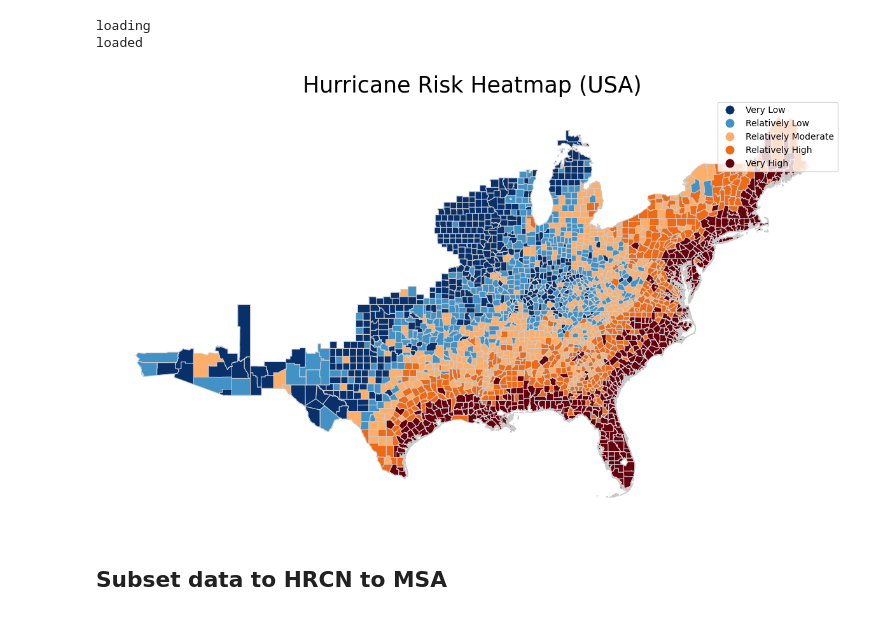
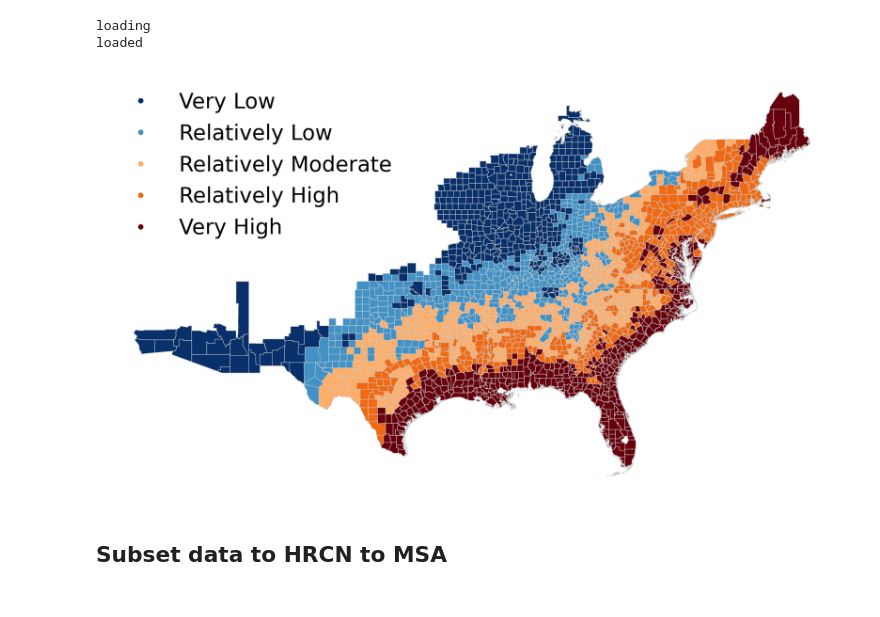
Before and after one commit to yannickpichardo/master_thesis, a Jupyter notebook: to_sql/hurricane_sql.ipynb, the cells around one changed output. Cells and saved outputs as stored; diff of their text form; code cells hidden in the pictures.

```diff
--- a/to_sql/hurricane_sql.ipynb
+++ b/to_sql/hurricane_sql.ipynb
@@ -43,29 +41,29 @@ loading
 loaded
 # %%
 #5 bins based on quantiles to categorize the scores into 5 distinct sections
-mainland_usa_gdf['HRCN_EALS_Norm'] = (mainland_usa_gdf['HRCN_EALS'] - mainland_usa_gdf['HRCN_EALS'].mean())/ mainland_usa_gdf['HRCN_EALS'].std()
-mainland_usa_gdf['HRCN_RISK_CATEGORY_QUANTILE'] = pd.qcut(mainland_usa_gdf['HRCN_EALS_Norm'], q=5, labels=['Very Low', "Relatively Low", 'Relatively Moderate', 'Relatively High', 'Very High'])
+mainland_usa_gdf['HRCN_HLRB_NORM'] = (mainland_usa_gdf['HRCN_HLRB'] - mainland_usa_gdf['HRCN_HLRB'].mean())/ mainland_usa_gdf['HRCN_HLRB'].std()
+mainland_usa_gdf['HRCN_RISK_CATEGORY_QUANTILE'] = pd.qcut(mainland_usa_gdf['HRCN_HLRB_NORM'], q=5, labels=['Very Low', "Relatively Low", 'Relatively Moderate', 'Relatively High', 'Very High'])
 colors = ['#08306b', '#4292c6', '#fdae6b', '#f16913', '#67000d']
 custom_cmap = ListedColormap(colors) # type: ignore
 #Plot the heatmap
-fig, ax = plt.subplots(1, 1, figsize=(15, 25))
+fig, ax = plt.subplots(1, 1, figsize=(25, 15))
 plt.grid(False)
-mainland_usa_gdf.plot(column='HRCN_RISK_CATEGORY_QUANTILE', cmap=custom_cmap, linewidth=0.8, ax=ax, edgecolor='0.8', legend=True)
-ax.set_title('Hurricane Risk Heatmap (USA)', fontdict={'fontsize': '25', 'fontweight' : '3'})
+mainland_usa_gdf.plot(column='HRCN_RISK_CATEGORY_QUANTILE', cmap=custom_cmap, linewidth=0.8, ax=ax, edgecolor='0.8', legend=True, legend_kwds={'loc': 'upper left', 'fontsize': 40, 'frameon': False})
+# ax.set_title('Hurricane Risk Heatmap (USA) on county level', fontdict={'fontsize': '25', 'fontweight' : '3'})
 #Remove all axis values
 ax.set_xticks([])
 ax.set_yticks([])
 #Remove all axis spines
 ax.spines['top'].set_visible(False)
 ax.spines['right'].set_visible(False)
 ax.spines['bottom'].set_visible(False)
 ax.spines['left'].set_visible(False)
 # Display the map
 #Save plot heatmap
-plt.savefig('../../Plots/hurricane_risk_heatmap.png')
+plt.savefig('../../Plots/Norm_ALRA.png')
 plt.show()
 # %% [output]
-[figure, old version]
+[figure, new version]
 # %% [markdown]
 ## Subset data to HRCN to MSA
 # %%
```
Also changed, not shown: parts of 9 cells of this notebook, 8 other files.
